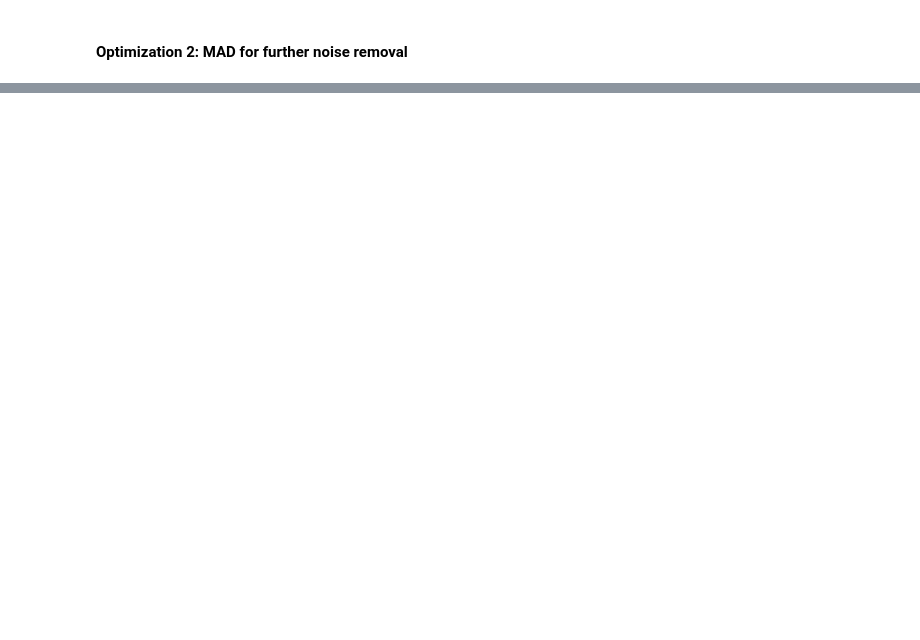
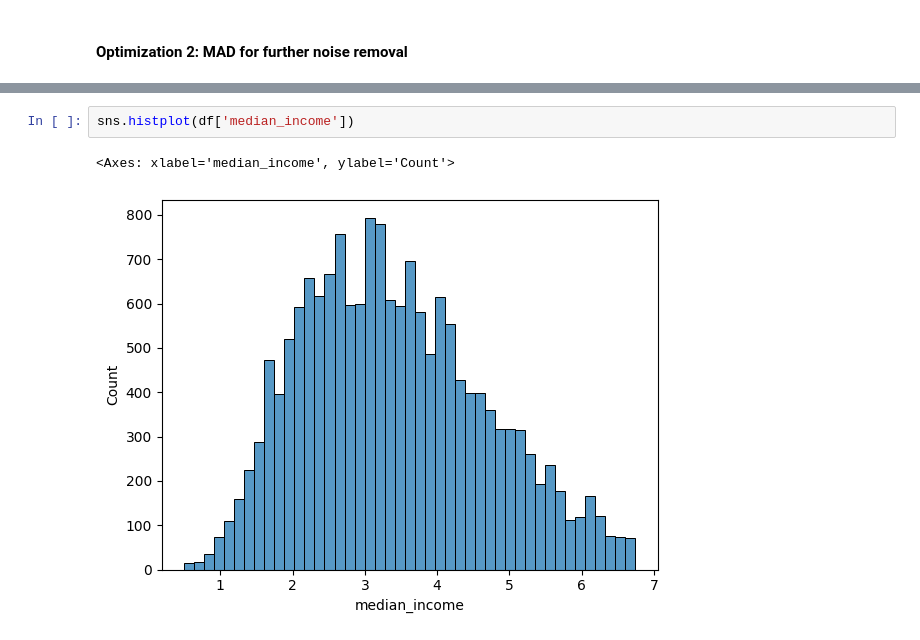
Before and after one commit to RovSveta/Advanced_Machine_Learning_Methods, a Jupyter notebook: Project_1/regression/data_pre_processing.ipynb, the cells around one changed output, grey strips where cells are left out. Saved outputs shown, nothing was run; the diff lists cells and outputs as text; blank space fills up the shorter version.

```diff
--- a/Project_1/regression/data_pre_processing.ipynb
+++ b/Project_1/regression/data_pre_processing.ipynb
@@ -226,0 +333,5 @@ Outliers: 902
+# %%
+sns.histplot(df['median_income'])
+# %% [output]
+<Axes: xlabel='median_income', ylabel='Count'>
+[figure, added]
```
Also changed, not shown: parts of 16 cells of this notebook, 8 other files.
